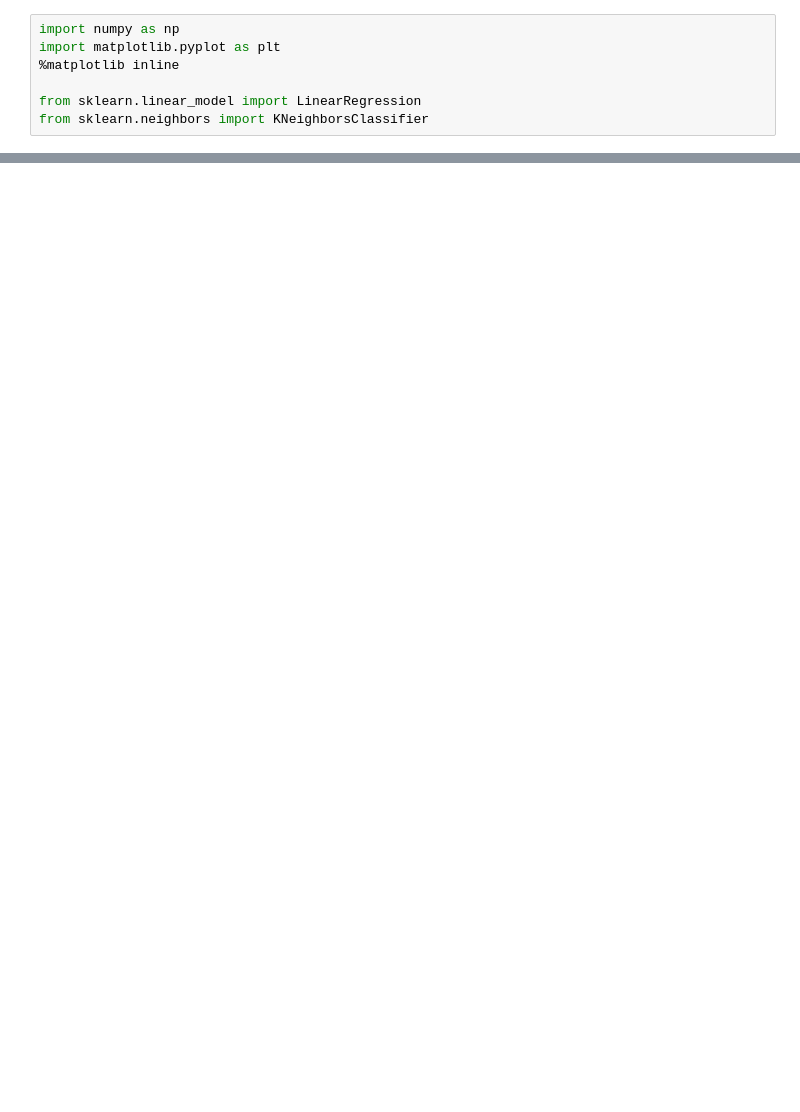
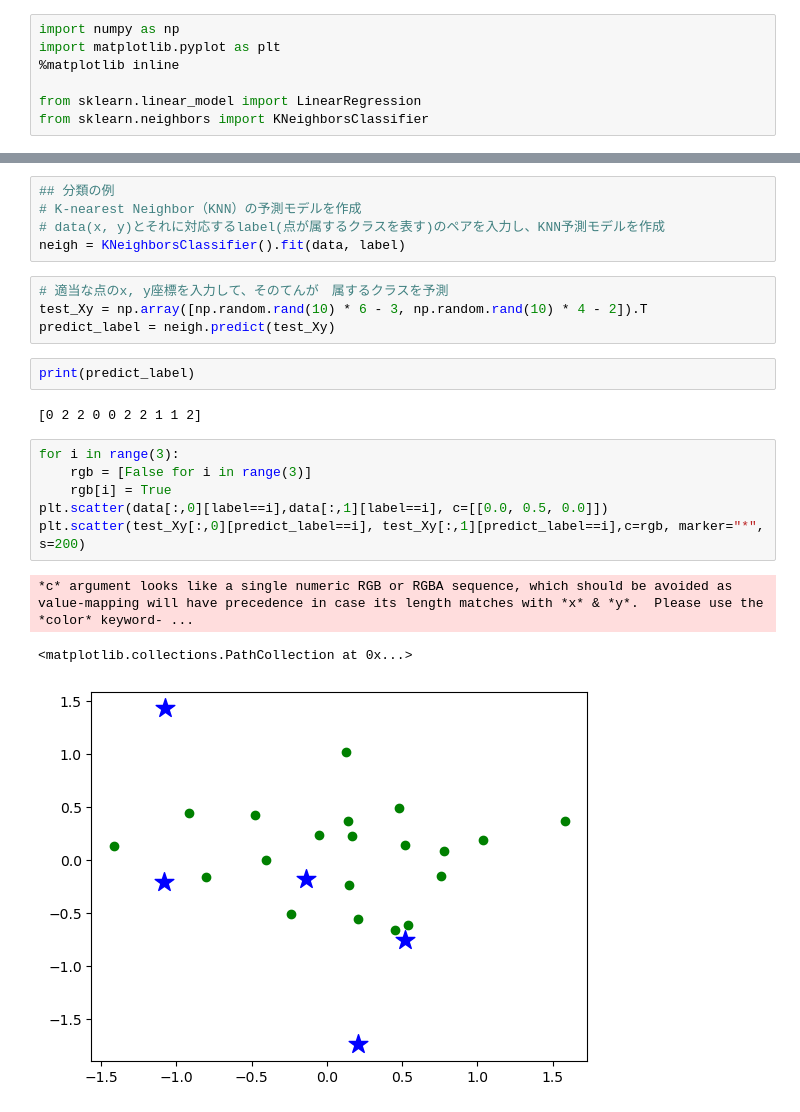
Before and after one commit to kikutan-day65/machine-learning-tutorial, a Jupyter notebook: classification-and-regression/classification-and-regression.ipynb, the cells around one changed output, grey strips where cells are left out. Cells and saved outputs as stored; diff of their text form; blank space fills up the shorter version.

```diff
--- a/classification-and-regression/classification-and-regression.ipynb
+++ b/classification-and-regression/classification-and-regression.ipynb
@@ -60,0 +61,23 @@ print(y_predict_function(3))
+# %%
+## 分類の例
+# K-nearest Neighbor（KNN）の予測モデルを作成
+# data(x, y)とそれに対応するlabel(点が属するクラスを表す)のペアを入力し、KNN予測モデルを作成
+neigh = KNeighborsClassifier().fit(data, label)
+# %%
+# 適当な点のx, y座標を入力して、そのてんが　属するクラスを予測
+test_Xy = np.array([np.random.rand(10) * 6 - 3, np.random.rand(10) * 4 - 2]).T
+predict_label = neigh.predict(test_Xy)
+# %%
+print(predict_label)
+# %% [output]
+[0 2 2 0 0 2 2 1 1 2]
+# %%
+for i in range(3):
+    rgb = [False for i in range(3)]
+    rgb[i] = True
+plt.scatter(data[:,0][label==i],data[:,1][label==i], c=[[0.0, 0.5, 0.0]])
+plt.scatter(test_Xy[:,0][predict_label==i], test_Xy[:,1][predict_label==i],c=rgb, marker="*", s=200)
+# %% [output]
+*c* argument looks like a single numeric RGB or RGBA sequence, which should be avoided as value-mapping will have precedence in case its length matches with *x* & *y*.  Please use the *color* keyword- ...
+<matplotlib.collections.PathCollection at 0x...>
+[figure, added]
```
Also changed, not shown: parts of 3 cells of this notebook.
